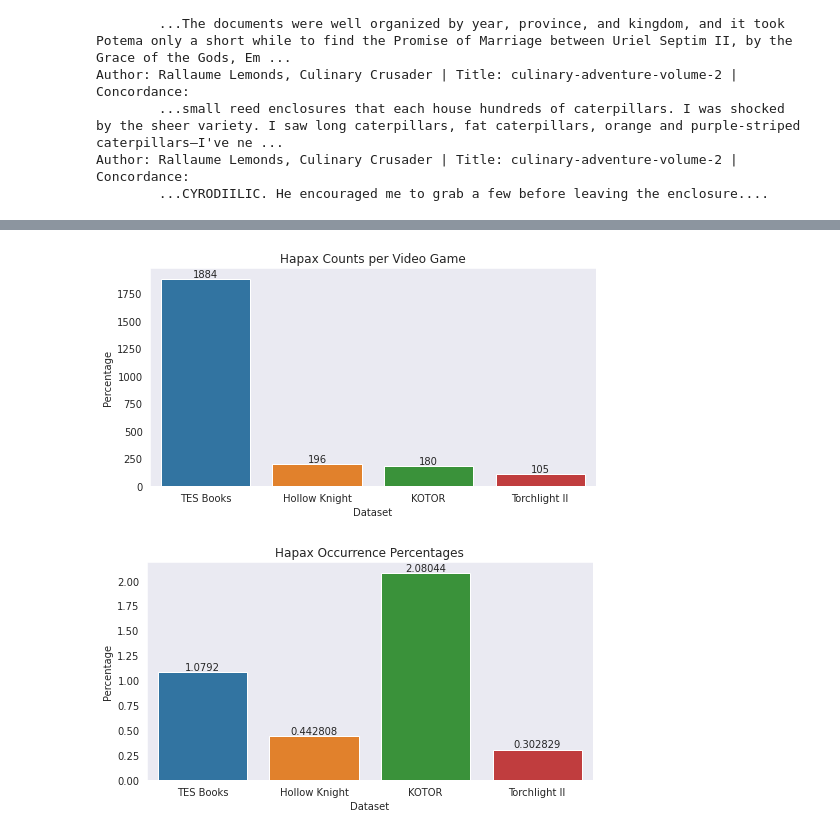
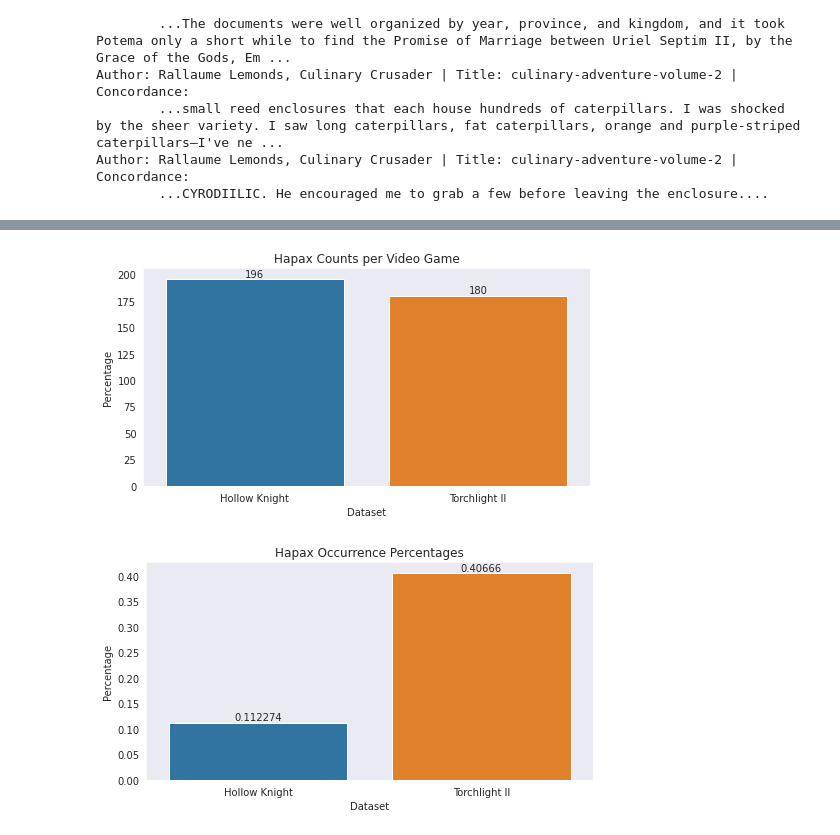
Before and after one commit to Data-Science-for-Linguists-2022/Pragmatics-In-Video-Games, a Jupyter notebook: notebooks/research.ipynb, the cells around one changed output, grey strips where cells are left out. Saved outputs shown, nothing was run; the diff lists cells and outputs as text; code cells hidden in the pictures.

```diff
--- a/notebooks/research.ipynb
+++ b/notebooks/research.ipynb
@@ -220,3 +200,16 @@ if False:
+# %%
+# Create document objects from the texts
+# MEMORY INTENSIVE!!!
+if False:
+    docs = []
+    FILEPATH = '../private/text_dumps/'
+    for file in os.listdir(FILEPATH):
+        print(file)
+        with open(FILEPATH + file, 'r') as src:
+            docs.append(nlp.pipe(src.read(-1)))
+            print(type(docs[-1]), len(docs[-1]))
+
+    docs = [docs[2], docs[0], docs[1], docs[3]] # Have to due this due to how I set up the dataset and dictionary
 # %%
 # Let's pickle these for later use
 if False:
@@ -577,10 +566,9 @@ This will be useful for graphing more detailed charts as well as exploring hapax
 # %%
 # Dataframe creation
 entities_df = pd.DataFrame({'entity':[], 'tag': [], 'source': []})
-names = ['TES Books', 'Hollow Knight', 'KOTOR', 'Torchlight II']
 
 # Loop through all the documents
-for (doc, name) in zip(docs, names):
-    for ent in doc.ents:
-        entities_df = entities_df.append({'entity': ent.text, 'tag': ent.label_, 'source': name}, ignore_index=True)
+for game in data:
+    for ent in data[game][1].ents:
+        entities_df = entities_df.append({'entity': ent.text, 'tag': ent.label_, 'source': game}, ignore_index=True)
 # %%
@@ -694,10 +638,4 @@ This is a relatively simple task, let's get straight to it!
 # %%
-# Let's take our entity dataframe and filter for hapaxes by series
-# Pretty ugly, but I couldn't think of a better way :\
-hapaxes_tes = entities_df[entities_df['source'] == 'TES Books'].entity.value_counts()
-hapaxes_tes = hapaxes_tes[hapaxes_tes == 1]
-display(hapaxes_tes.sample(10))
-
 # HOLLOWKNIGHT DATA BIAS - EXTRANEOUS TEXT
 hapaxes_hk = entities_df[entities_df['source'] == 'Hollow Knight'].entity.value_counts()
 hapaxes_hk = hapaxes_hk[hapaxes_hk == 1]
@@ -707,9 +645,5 @@ hapaxes_tl = entities_df[entities_df['source'] == 'Torchlight II'].entity.value_
 hapaxes_tl = hapaxes_tl[hapaxes_tl == 1]
 display(hapaxes_tl.sample(10))
 
-hapaxes_ktr = entities_df[entities_df['source'] == 'KOTOR'].entity.value_counts()
-hapaxes_ktr = hapaxes_ktr[hapaxes_ktr == 1]
-display(hapaxes_ktr.sample(10))
-
-hapaxes = [hapaxes_tes, hapaxes_hk, hapaxes_tl, hapaxes_ktr]
+hapaxes = [hapaxes_hk, hapaxes_tl]
 # %% [output]
@@ -760,13 +672,13 @@ Name: entity, dtype: int64
 # %%
 plt.figure(figsize=(8,4))
-barplot(x=list(data.keys()), y=[len(series) for series in hapaxes], title='Hapax Counts per Video Game', xlabel="Dataset", ylabel="Percentage")
+barplot(x=["Hollow Knight", "Torchlight II"], y=[len(series) for series in hapaxes], title='Hapax Counts per Video Game', xlabel="Dataset", ylabel="Percentage")
 plt.show()
 # %% [output]
-[figure, old version]
+[figure, new version]
 # %%
 plt.figure(figsize=(8,4))
-barplot(x=list(data.keys()), y=[len(series)/len(docs[ind]) * 100 for (ind, series) in enumerate(hapaxes)]
+barplot(x=["Hollow Knight", "Torchlight II"], y=[len(series)/len(docs[ind]) * 100 for (ind, series) in enumerate(hapaxes)]
         , title='Hapax Occurrence Percentages', xlabel="Dataset", ylabel="Percentage")
 plt.show()
 # %% [output]
-[figure, old version]
+[figure, new version]
```
Also changed, not shown: parts of 16 cells of this notebook, 1 other file.
